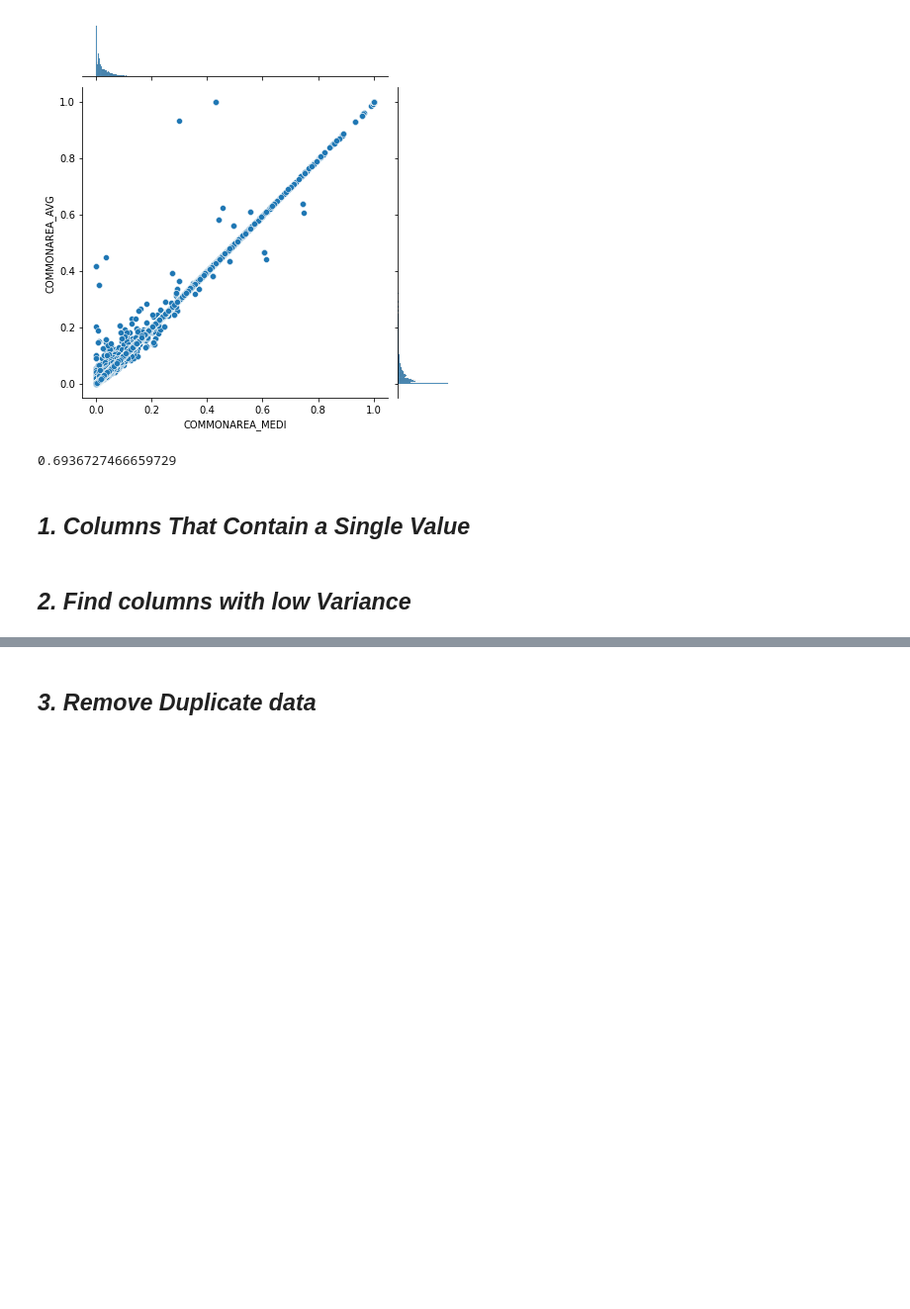
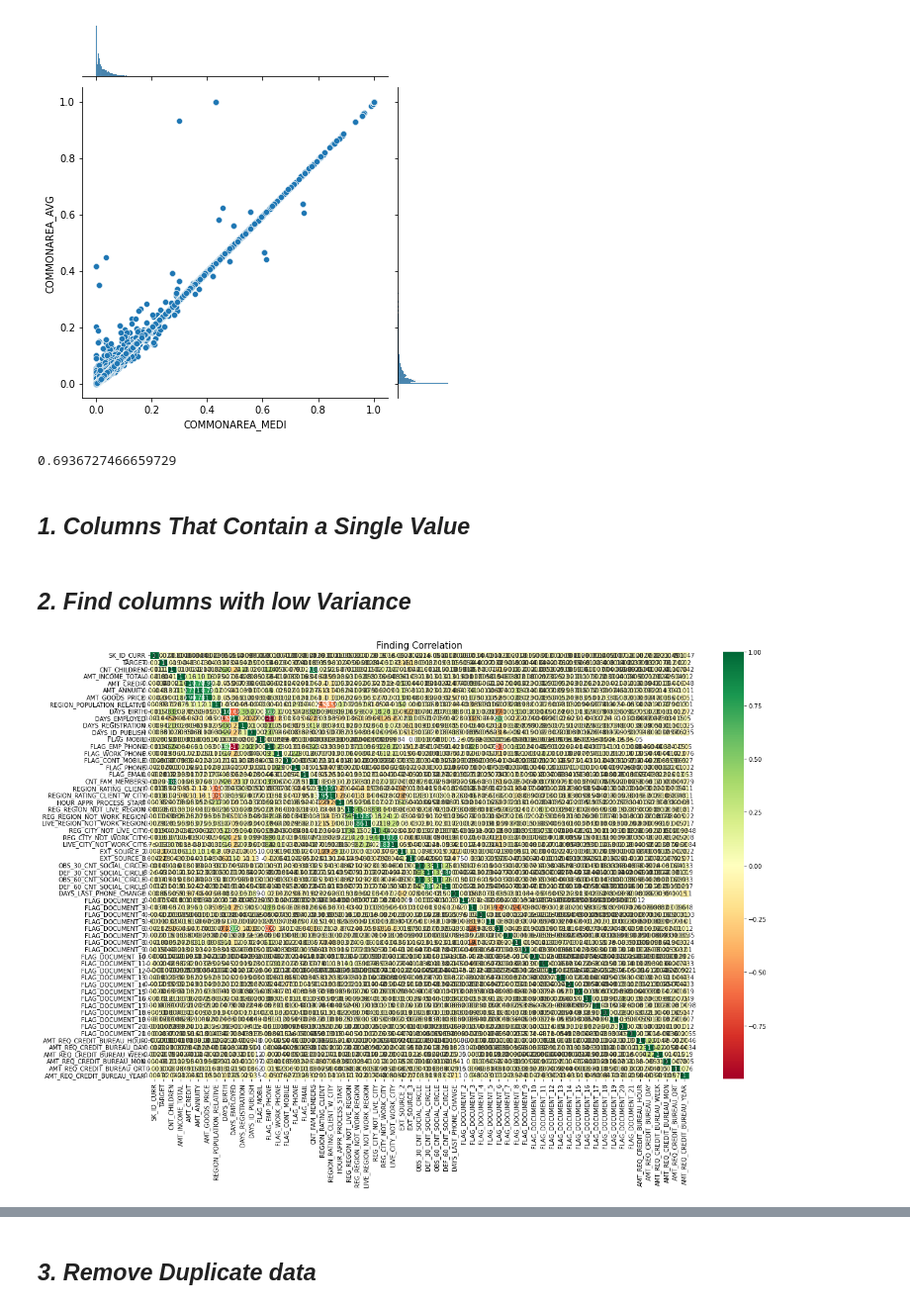
Before and after one commit to nickync/JPMLE, a Jupyter notebook: final.ipynb, the cells around one changed output, grey strips where cells are left out. Shown at 99% size. Cells and saved outputs as stored; diff of their text form; code cells hidden in the pictures; blank space fills up the shorter version.

```diff
--- a/final.ipynb
+++ b/final.ipynb
@@ -161,3 +127,7 @@ sns.jointplot(x = "COMMONAREA_MEDI", y = "COMMONAREA_AVG", data = df)
+# %%
+# dropping 49 columns with missing values over 47%
+for i in lis:
+    df.drop(columns=i, inplace=True)
 # %% [markdown]
 ## *1. Columns That Contain a Single Value*
 # %%
@@ -169,3 +139,22 @@ for i in df.columns:
         print(i)
 # %% [markdown]
 ## *2. Find columns with low Variance*
+# %%
+def corrTarget(dataframe,column_list):
+    corr=dataframe[column_list].corr()
+    if len(column_list)>8:
+        plt.figure(figsize=(20,13))
+    else:
+        plt.figure(figsize=(10,8))
+    sns.heatmap(corr,
+               xticklabels = corr.columns,
+               yticklabels = corr.columns,
+               annot=True,
+               cmap="RdYlGn",
+               linewidth=1)
+    plt.title(("Finding Correlation"),fontdict={'fontsize':15,'fontweight':5, 'color': 'Black'})
+    plt.show()
+# %%
+corrTarget(df, df.columns)
+# %% [output]
+[figure, added]
```
Also changed, not shown: parts of 59 cells of this notebook, 2 other files.
